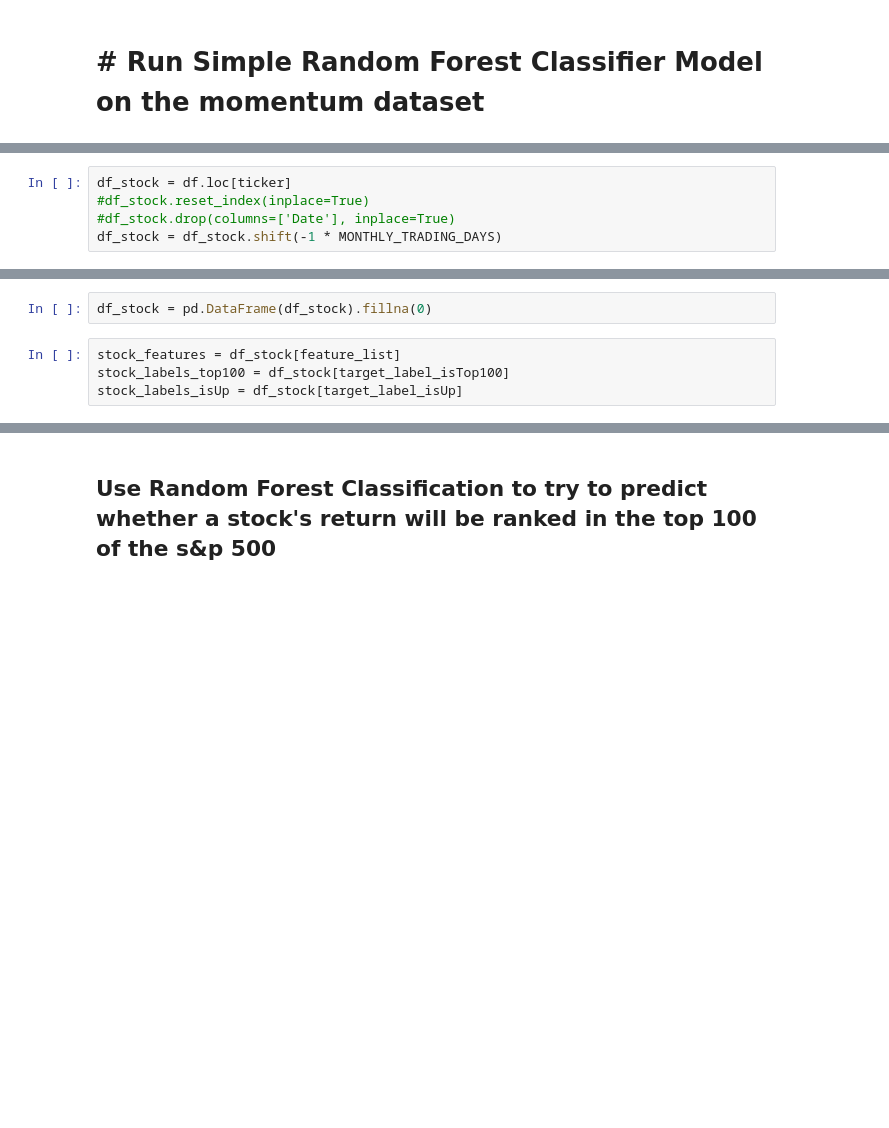
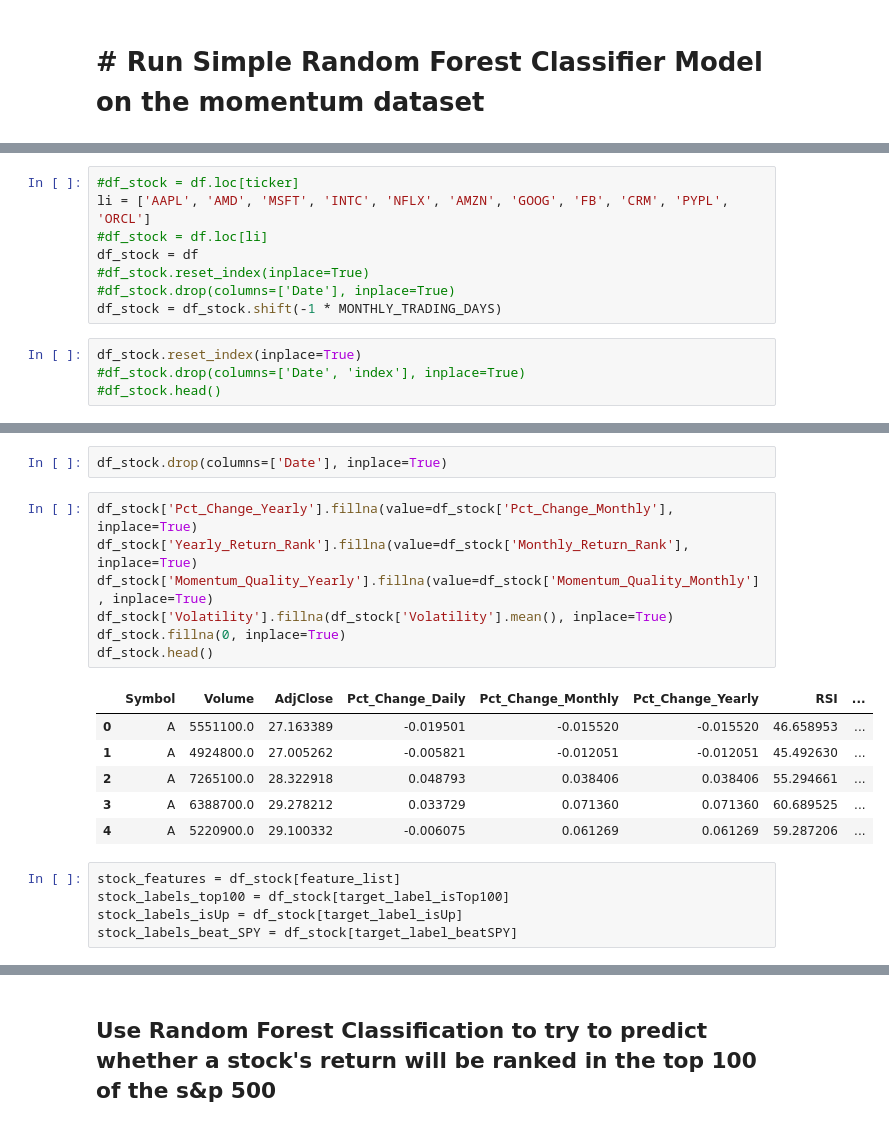
Before and after one commit to fagan2888/Passive-Stock-Fund-Optimization, a Jupyter notebook: basic-stock-return-classifier.ipynb, the cells around one changed output, grey strips where cells are left out. Cells and saved outputs as stored; diff of their text form; blank space fills up the shorter version.

```diff
--- a/basic-stock-return-classifier.ipynb
+++ b/basic-stock-return-classifier.ipynb
@@ -64,5 +86,12 @@ target_label_isUp = "target_isUp"
+# %%
+#df_stock = df.loc[ticker]
+li = ['AAPL', 'AMD', 'MSFT', 'INTC', 'NFLX', 'AMZN', 'GOOG', 'FB', 'CRM', 'PYPL', 'ORCL']
+#df_stock = df.loc[li]
+df_stock = df
+#df_stock.reset_index(inplace=True)
+#df_stock.drop(columns=['Date'], inplace=True)
+df_stock = df_stock.shift(-1 * MONTHLY_TRADING_DAYS)
 # %%
-df_stock = df.loc[ticker]
-#df_stock.reset_index(inplace=True)
-#df_stock.drop(columns=['Date'], inplace=True)
-df_stock = df_stock.shift(-1 * MONTHLY_TRADING_DAYS)
+df_stock.reset_index(inplace=True)
+#df_stock.drop(columns=['Date', 'index'], inplace=True)
+#df_stock.head()
@@ -79,6 +98,21 @@ df_stock.head()
-# %%
-df_stock = pd.DataFrame(df_stock).fillna(0)
+# %%
+df_stock.drop(columns=['Date'], inplace=True)
+# %%
+df_stock['Pct_Change_Yearly'].fillna(value=df_stock['Pct_Change_Monthly'], inplace=True)
+df_stock['Yearly_Return_Rank'].fillna(value=df_stock['Monthly_Return_Rank'], inplace=True)
+df_stock['Momentum_Quality_Yearly'].fillna(value=df_stock['Momentum_Quality_Monthly'], inplace=True)
+df_stock['Volatility'].fillna(df_stock['Volatility'].mean(), inplace=True)
+df_stock.fillna(0, inplace=True)
+df_stock.head()
+# %% [output]
+|  | Symbol | Volume | AdjClose | Pct_Change_Daily | Pct_Change_Monthly | Pct_Change_Yearly | RSI | ... |
+| 0 | A | 5551100.0 | 27.163389 | -0.019501 | -0.015520 | -0.015520 | 46.658953 | ... |
+| 1 | A | 4924800.0 | 27.005262 | -0.005821 | -0.012051 | -0.012051 | 45.492630 | ... |
+| 2 | A | 7265100.0 | 28.322918 | 0.048793 | 0.038406 | 0.038406 | 55.294661 | ... |
+| 3 | A | 6388700.0 | 29.278212 | 0.033729 | 0.071360 | 0.071360 | 60.689525 | ... |
+| 4 | A | 5220900.0 | 29.100332 | -0.006075 | 0.061269 | 0.061269 | 59.287206 | ... |
 # %%
 stock_features = df_stock[feature_list]
 stock_labels_top100 = df_stock[target_label_isTop100]
 stock_labels_isUp = df_stock[target_label_isUp]
+stock_labels_beat_SPY = df_stock[target_label_beatSPY]
```
Also changed, not shown: parts of 21 cells of this notebook.
